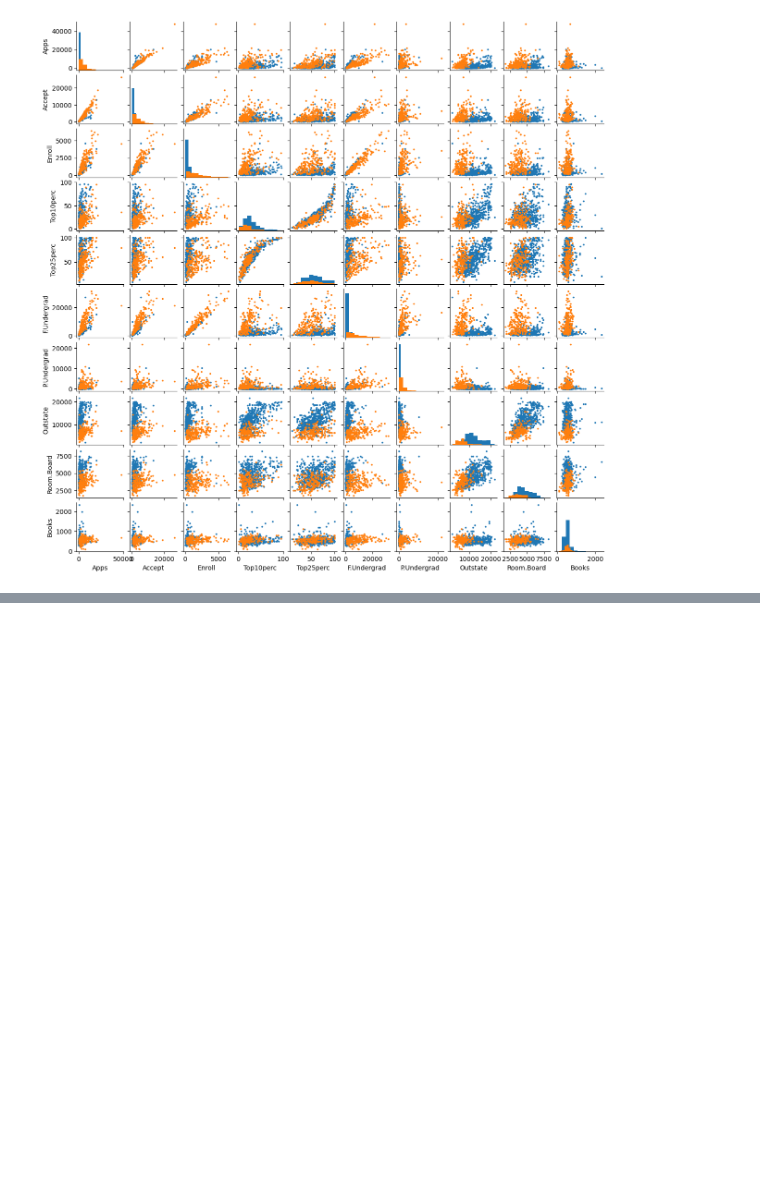
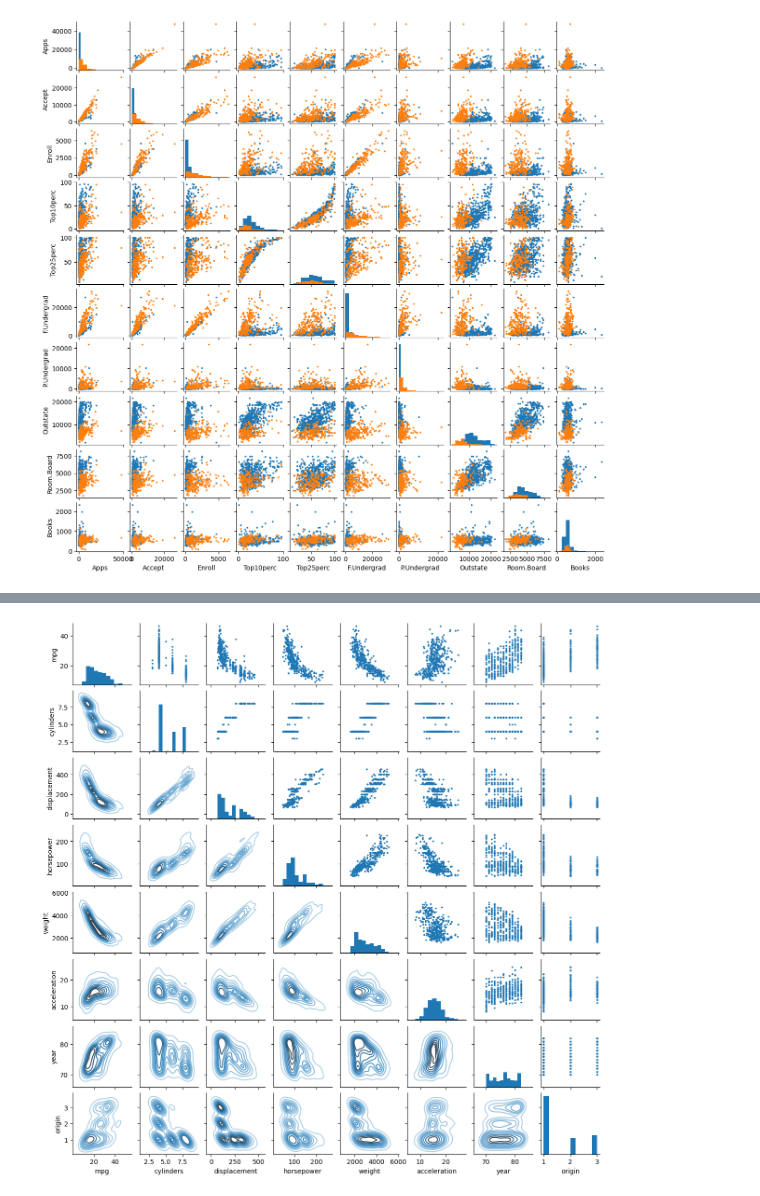
Before and after one commit to lusm554/introduction-statistical-learning, a Jupyter notebook: labs/Ch02-statlearn-lab.ipynb, the cells around one changed output, grey strips where cells are left out. Cells and saved outputs as stored; diff of their text form; code cells hidden in the pictures; blank space fills up the shorter version.

```diff
--- a/labs/Ch02-statlearn-lab.ipynb
+++ b/labs/Ch02-statlearn-lab.ipynb
@@ -1571,0 +1637,10 @@ g.fig.set_size_inches(12, 12)
+# %%
+df = auto[auto.horsepower != '?'].copy() # [1]
+df['horsepower']=pd.to_numeric(df['horsepower'])
+g = sns.PairGrid(df)
+g.map_upper(plt.scatter, s=3)
+g.map_diag(plt.hist)
+g.map_lower(sns.kdeplot, cmap="Blues_d")
+g.fig.set_size_inches(12, 12)
+# %% [output]
+[figure, added]
```
Also changed, not shown: parts of 6 cells of this notebook.
